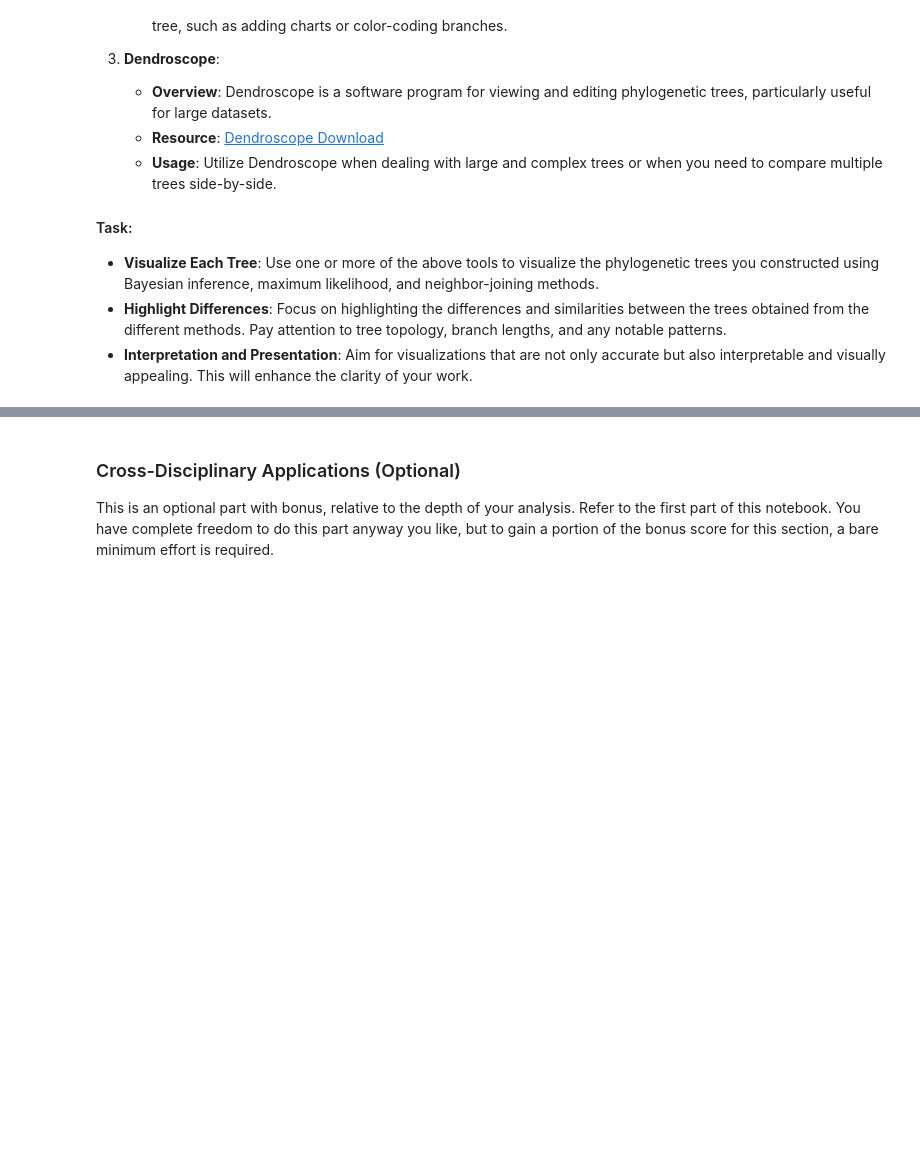
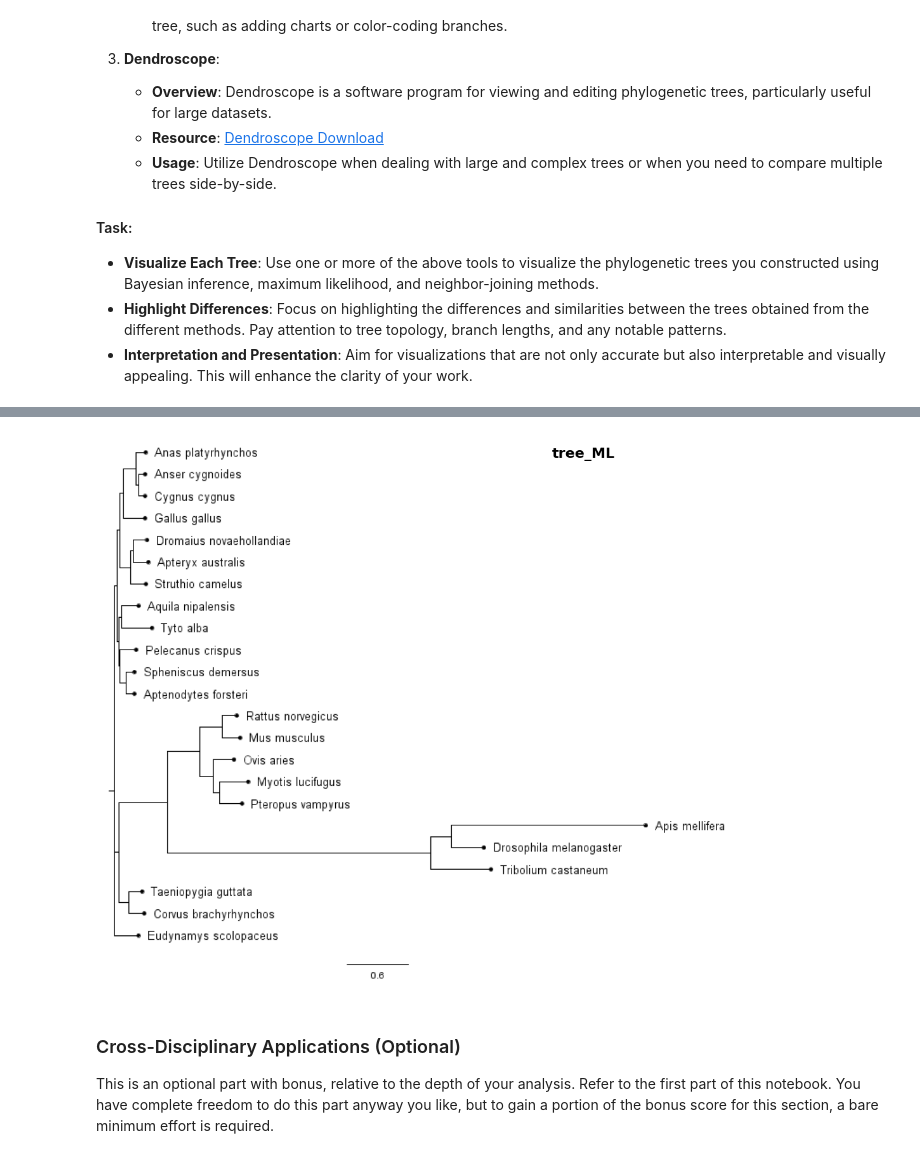
Before and after one commit to alirezanobakht13/Intro-bioinformatics, a Jupyter notebook: tasks/mitochondrial-comparison-phylogenetic-construction/MitochondrialComparisonPhylogeneticTreeConstruction.ipynb, the cells around one changed output, grey strips where cells are left out. Drawn from its saved outputs; the diff is of its cells as text; code cells hidden in the pictures; blank space fills up the shorter version.

```diff
--- a/tasks/mitochondrial-comparison-phylogenetic-construction/MitochondrialComparisonPhylogeneticTreeConstruction.ipynb
+++ b/tasks/mitochondrial-comparison-phylogenetic-construction/MitochondrialComparisonPhylogeneticTreeConstruction.ipynb
@@ -570,3 +719,8 @@ Having constructed phylogenetic trees using different methods, our next task is
+# %%
+tree_ML = "/content/drive/MyDrive/task2_project_bio/tree_ML.newick.png"
+visualize_tree(tree_ML)
+# %% [output]
+[figure, added]
 # %% [markdown]
 ### Cross-Disciplinary Applications (Optional)
 
```
Also changed, not shown: parts of 17 cells of this notebook.
